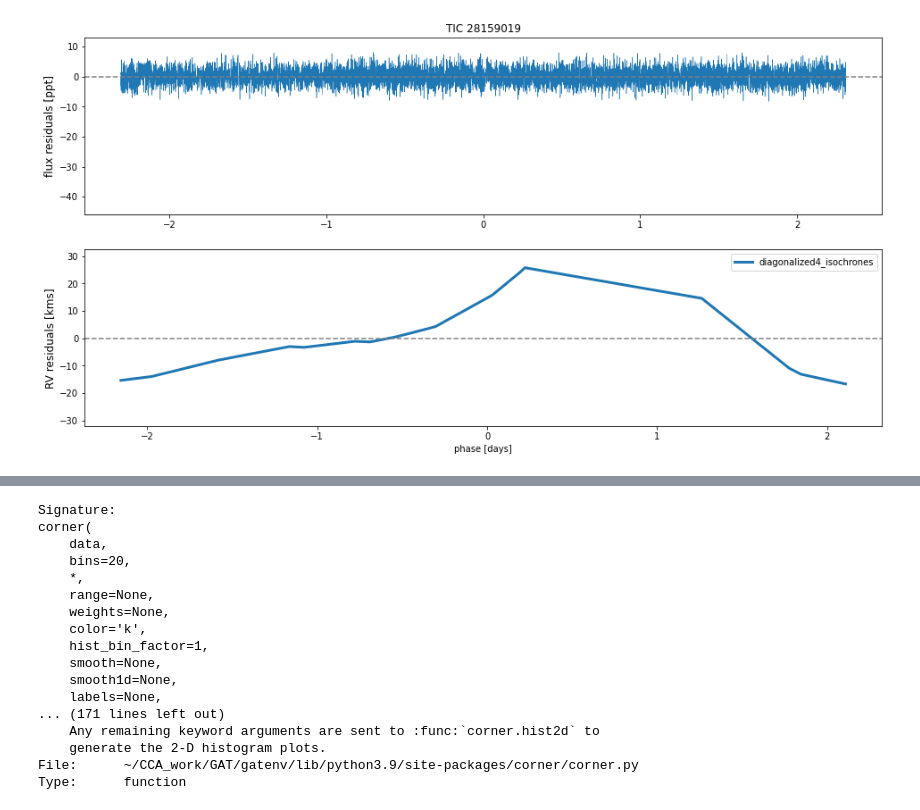
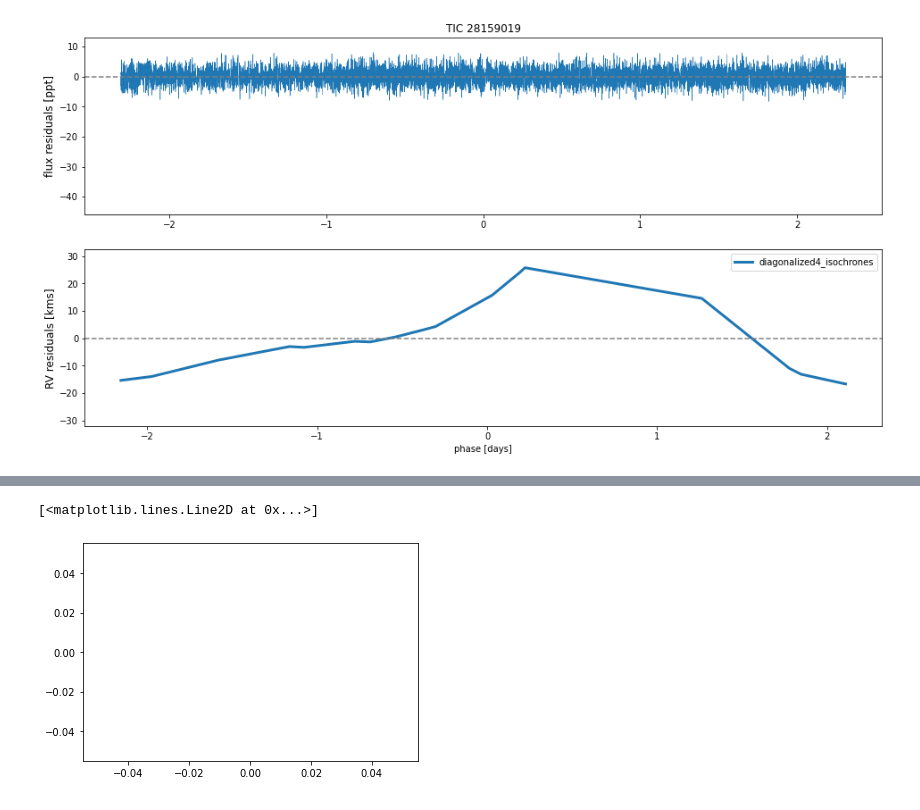
Before and after one commit to kjaehnig/GAT_SEBs, a Jupyter notebook: Joint RV - Lightcurve pymc3 model-multivariate prior.ipynb, the cells around one changed output, grey strips where cells are left out. Cells and saved outputs as stored; diff of their text form; code cells hidden in the pictures.

```diff
--- a/Joint RV - Lightcurve pymc3 model-multivariate prior.ipynb
+++ b/Joint RV - Lightcurve pymc3 model-multivariate prior.ipynb
@@ -2400,20 +2401,6 @@ plt.savefig(plot_dest+f"{plot_target}_four_MV_model_corner_plot.png", dpi=150, b
 # %%
-corner?
+fig,axes = plt.subplots()
+axes.plot([],[],ls='None',marker='o',rasterized=True)
 # %% [output]
-Signature:
-corner(
-    data,
-    bins=20,
-    *,
-    range=None,
-    weights=None,
-    color='k',
-    hist_bin_factor=1,
-    smooth=None,
-    smooth1d=None,
-    labels=None,
-... (171 lines left out)
-    Any remaining keyword arguments are sent to :func:`corner.hist2d` to
-    generate the 2-D histogram plots.
-File:      ~/CCA_work/GAT/gatenv/lib/python3.9/site-packages/corner/corner.py
-Type:      function
+[<matplotlib.lines.Line2D at 0x...>]
+[figure, added]
```
Also changed, not shown: parts of 1 cell of this notebook, 2 other files.
